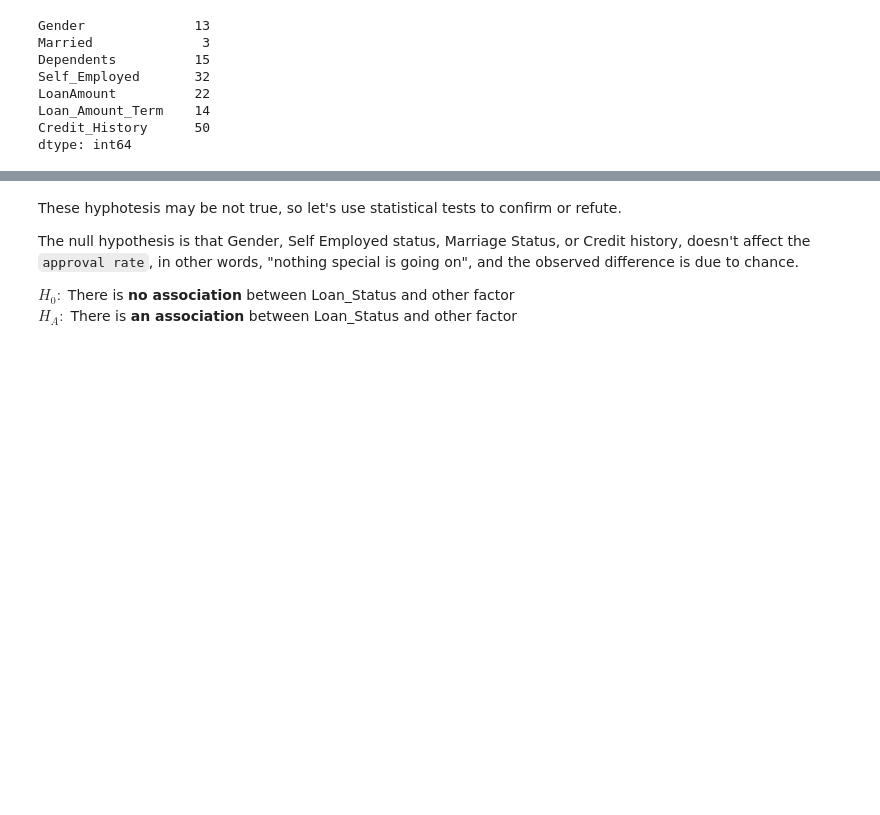
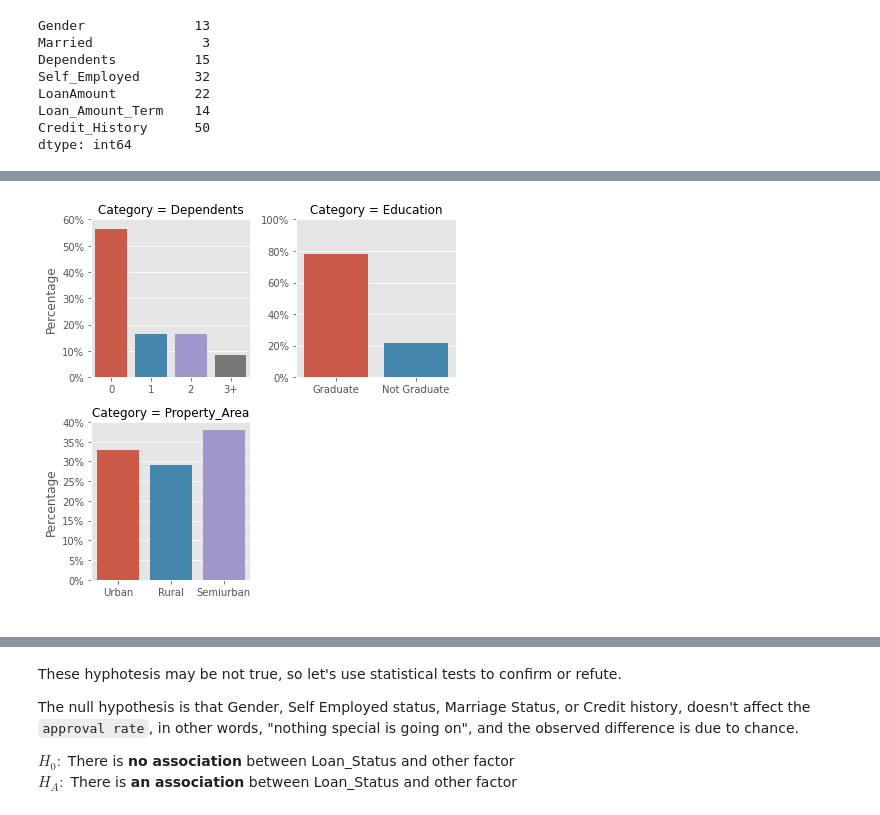
Before and after one commit to maikereis/loan, a Jupyter notebook: loan.ipynb, the cells around one changed output, grey strips where cells are left out. Cells and saved outputs as stored; diff of their text form; code cells hidden in the pictures; blank space fills up the shorter version.

```diff
--- a/loan.ipynb
+++ b/loan.ipynb
@@ -131,0 +171,13 @@ replace_labels(ax, "%")
+# %%
+
+ordinal_cat = df[['Dependents','Education', 'Property_Area','Loan_Status']]
+melted_cat_vars = pd.melt(ordinal_cat, id_vars=["Loan_Status"],var_name='Category')
+
+g = sns.FacetGrid(
+        melted_cat_vars, col="Category", sharex=False, sharey=False, col_wrap=2
+    )
+g.map(custom_countplot, "value", "Loan_Status")
+g.set_axis_labels(y_var="Percentage",x_var=" ")
+plt.tight_layout()
+# %% [output]
+[figure, added]
```
Also changed, not shown: parts of 42 cells of this notebook.
